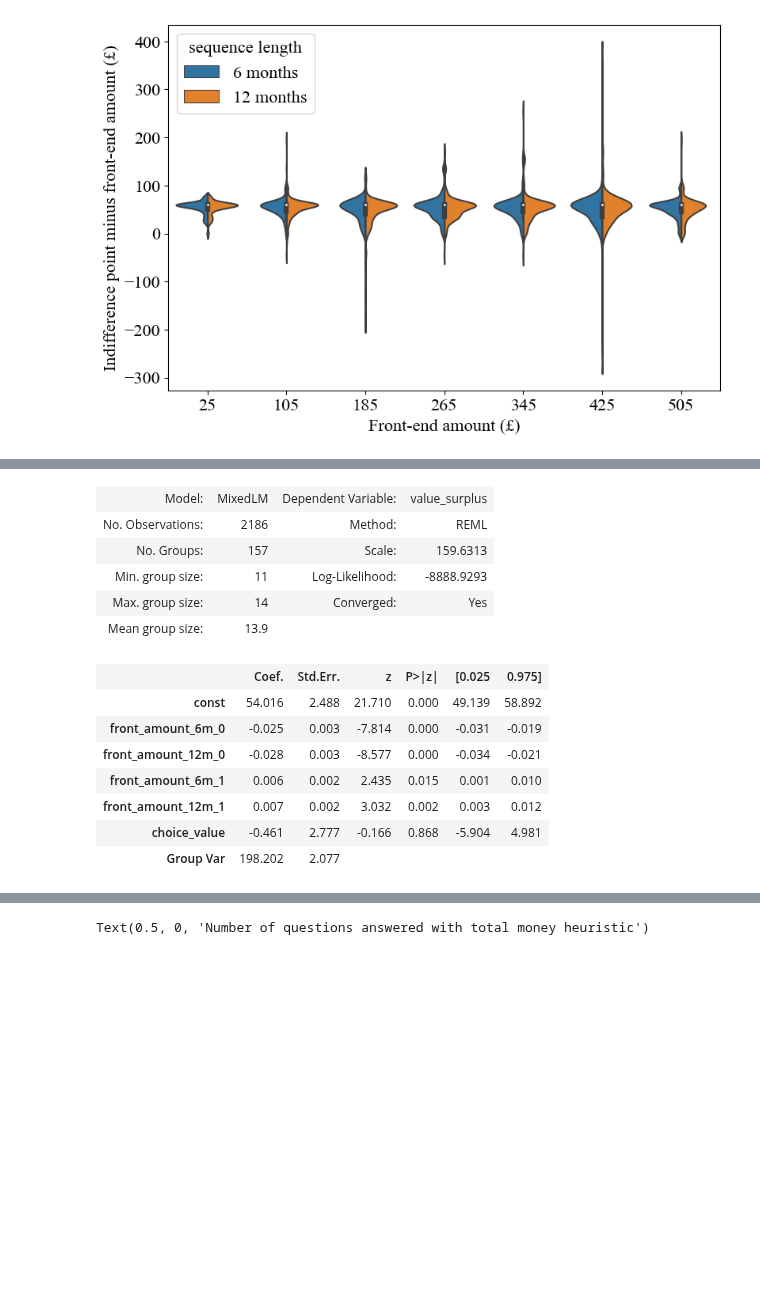
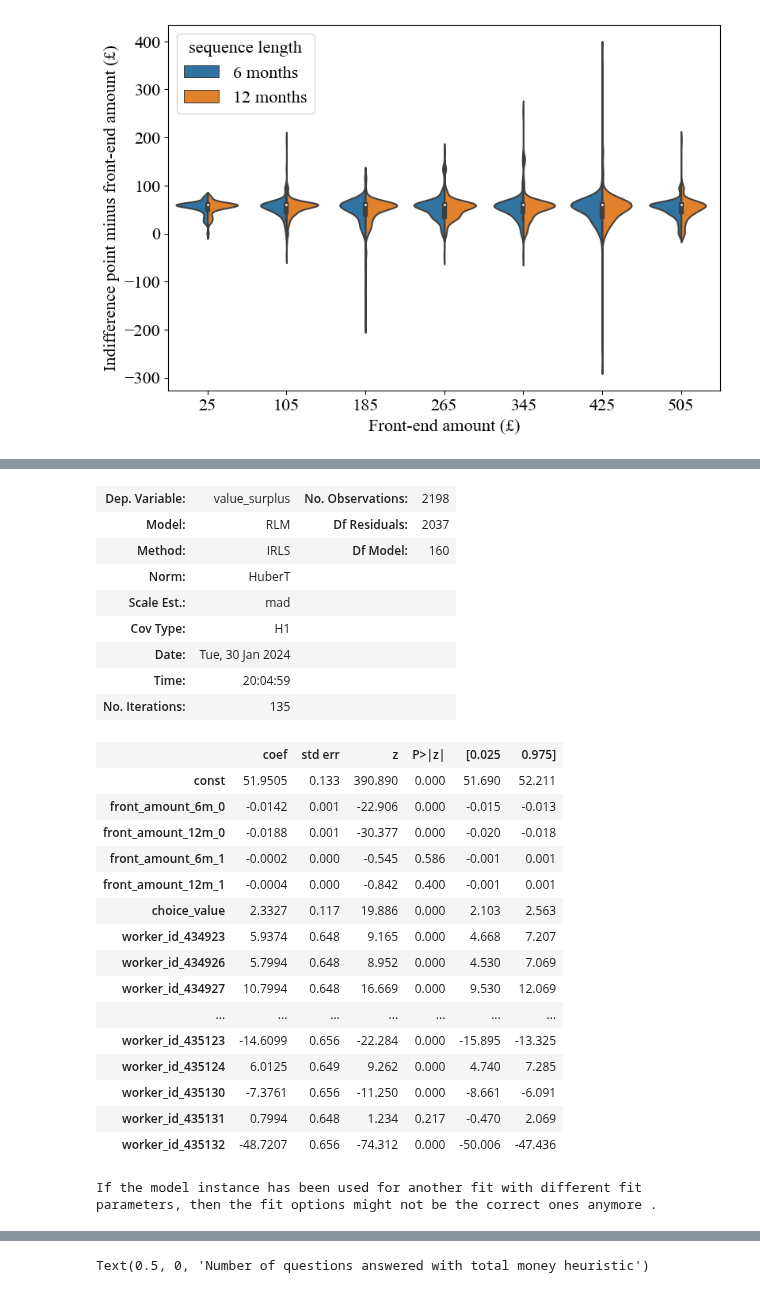
Before and after one commit to zarkwang/attention_discount_project, a Jupyter notebook: experiment_2/analysis.ipynb, the cells around one changed output, grey strips where cells are left out. Drawn from its saved outputs; the diff is of its cells as text; code cells hidden in the pictures; blank space fills up the shorter version.

```diff
--- a/experiment_2/analysis.ipynb
+++ b/experiment_2/analysis.ipynb
@@ -239,11 +279,13 @@ df_time_label['front_amount_6m_1'] = df_time_label['front_amount_6m']  * (df_tim
 df_time_label['front_amount_12m_0'] = df_time_label['front_amount_12m']  * (df_time_label['label'] == 0)
 df_time_label['front_amount_12m_1'] = df_time_label['front_amount_12m']  * (df_time_label['label'] == 1)
 
+df_dummy = pd.concat([df_time_label,pd.get_dummies(df_time_label['worker_id'], prefix='worker_id')],axis=1)
+
 ratio_outliers = 0.005
 rule_out_index = int(np.ceil(df_time_label.shape[0] * ratio_outliers / 2) - 1)
-upper_bound = df_time_label['value_surplus'].sort_values(ascending=False).to_list()[rule_out_index]
-lower_bound = df_time_label['value_surplus'].sort_values().to_list()[rule_out_index]
-df_filtered = df_time_label[(df_time_label['value_surplus'] > lower_bound) & (df_time_label['value_surplus'] < upper_bound)]
+upper_bound = df_dummy['value_surplus'].sort_values(ascending=False).to_list()[rule_out_index]
+lower_bound = df_dummy['value_surplus'].sort_values().to_list()[rule_out_index]
+df_filtered = df_dummy[(df_dummy['value_surplus'] > lower_bound) & (df_dummy['value_surplus'] < upper_bound)]
 
 reg_cols_baseline = ['front_amount_6m','front_amount_12m','choice_value']
 reg_cols_label = ['front_amount_6m_0','front_amount_12m_0','front_amount_6m_1','front_amount_12m_1','choice_value']
@@ -251,8 +293,8 @@ reg_cols_label = ['front_amount_6m_0','front_amount_12m_0','front_amount_6m_1','
 y = df_filtered['value_surplus']
 X = sm.add_constant(df_filtered[reg_cols_baseline]).astype(float)
 
-reg_lm_pool = sm.OLS(endog = y , exog = X).fit()
-reg_lm_pool.summary()
+model_ols_pool = sm.OLS(endog = y , exog = X).fit()
+model_ols_pool.summary()
 # %% [output]
 OLS Regression Results
 | Dep. Variable: | value_surplus | R-squared: | 0.002 |
@@ -293,0 +340,8 @@ reg_lm_fe.summary()
+# %%
+reg_cols_dummy = reg_cols_baseline + [col for col in df_dummy.columns if col.startswith('worker_id_')]
+
+y = df_filtered['value_surplus']
+X = sm.add_constant(df_filtered[reg_cols_dummy]).astype(float)
+
+model_ols_fe = sm.OLS(endog = y , exog = X).fit()
+model_ols_fe.summary()
@@ -313,11 +415,9 @@ Robust linear Model Regression Results
 If the model instance has been used for another fit with different fit parameters, then the fit options might not be the correct ones anymore .
 # %%
-df_dummy = pd.concat([df_time_label,pd.get_dummies(df_time_label['worker_id'], prefix='worker_id')],axis=1)
-reg_cols_dummy = reg_cols_baseline + [col for col in df_dummy.columns if col.startswith('worker_id_')]
+reg_cols_dummy_2 = reg_cols_label + [col for col in df_dummy.columns if col.startswith('worker_id_')]
+y = df_filtered['value_surplus']
+X = sm.add_constant(df_filtered[reg_cols_dummy_2]).astype(float)
 
-y = df_dummy['value_surplus']
-X = sm.add_constant(df_dummy[reg_cols_dummy]).astype(float)
-
-reg_rlm_fe = sm.RLM(endog=y,exog=X,M=sm.robust.norms.HuberT()).fit()
-reg_rlm_fe.summary()
+model_ols_fe_2 = sm.OLS(endog = y , exog = X).fit()
+model_ols_fe_2.summary()
 # %% [output]
@@ -351,7 +458,7 @@ If the model instance has been used for another fit with different fit parameter
 # %%
-y = df_filtered['value_surplus']
-X = sm.add_constant(df_filtered[reg_cols_label]).astype(float)
+y = df_dummy['value_surplus']
+X = sm.add_constant(df_dummy[reg_cols_dummy_2]).astype(float)
 
-reg_lm_fe_2 = sm.MixedLM(endog = y , exog = X, groups = df_filtered['worker_id']).fit()
-reg_lm_fe_2.summary()
+model_rlm_fe_2 = sm.RLM(endog=y,exog=X,M=sm.robust.norms.HuberT()).fit(maxiter=300)
+model_rlm_fe_2.summary()
 # %% [output]
@@ -358,14 +466,26 @@ reg_lm_fe_2.summary()
-| Model: | MixedLM | Dependent Variable: | value_surplus |
-| No. Observations: | 2186 | Method: | REML |
-| No. Groups: | 157 | Scale: | 159.6313 |
-| Min. group size: | 11 | Log-Likelihood: | -8888.9293 |
-| Max. group size: | 14 | Converged: | Yes |
-| Mean group size: | 13.9 |  |  |
+| Dep. Variable: | value_surplus | No. Observations: | 2198 |
+| Model: | RLM | Df Residuals: | 2037 |
+| Method: | IRLS | Df Model: | 160 |
+| Norm: | HuberT |  |  |
+| Scale Est.: | mad |  |  |
+| Cov Type: | H1 |  |  |
+| Date: | Tue, 30 Jan 2024 |  |  |
+| Time: | 20:04:59 |  |  |
+| No. Iterations: | 135 |  |  |
-|  | Coef. | Std.Err. | z | P>|z| | [0.025 | 0.975] |
-| const | 54.016 | 2.488 | 21.710 | 0.000 | 49.139 | 58.892 |
-| front_amount_6m_0 | -0.025 | 0.003 | -7.814 | 0.000 | -0.031 | -0.019 |
-| front_amount_12m_0 | -0.028 | 0.003 | -8.577 | 0.000 | -0.034 | -0.021 |
-| front_amount_6m_1 | 0.006 | 0.002 | 2.435 | 0.015 | 0.001 | 0.010 |
-| front_amount_12m_1 | 0.007 | 0.002 | 3.032 | 0.002 | 0.003 | 0.012 |
-| choice_value | -0.461 | 2.777 | -0.166 | 0.868 | -5.904 | 4.981 |
-| Group Var | 198.202 | 2.077 |  |  |  |  |
+|  | coef | std err | z | P>|z| | [0.025 | 0.975] |
+| const | 51.9505 | 0.133 | 390.890 | 0.000 | 51.690 | 52.211 |
+| front_amount_6m_0 | -0.0142 | 0.001 | -22.906 | 0.000 | -0.015 | -0.013 |
+| front_amount_12m_0 | -0.0188 | 0.001 | -30.377 | 0.000 | -0.020 | -0.018 |
+| front_amount_6m_1 | -0.0002 | 0.000 | -0.545 | 0.586 | -0.001 | 0.001 |
+| front_amount_12m_1 | -0.0004 | 0.000 | -0.842 | 0.400 | -0.001 | 0.001 |
+| choice_value | 2.3327 | 0.117 | 19.886 | 0.000 | 2.103 | 2.563 |
+| worker_id_434923 | 5.9374 | 0.648 | 9.165 | 0.000 | 4.668 | 7.207 |
+| worker_id_434926 | 5.7994 | 0.648 | 8.952 | 0.000 | 4.530 | 7.069 |
+| worker_id_434927 | 10.7994 | 0.648 | 16.669 | 0.000 | 9.530 | 12.069 |
+| ... | ... | ... | ... | ... | ... | ... |
+| worker_id_435123 | -14.6099 | 0.656 | -22.284 | 0.000 | -15.895 | -13.325 |
+| worker_id_435124 | 6.0125 | 0.649 | 9.262 | 0.000 | 4.740 | 7.285 |
+| worker_id_435130 | -7.3761 | 0.656 | -11.250 | 0.000 | -8.661 | -6.091 |
+| worker_id_435131 | 0.7994 | 0.648 | 1.234 | 0.217 | -0.470 | 2.069 |
+| worker_id_435132 | -48.7207 | 0.656 | -74.312 | 0.000 | -50.006 | -47.436 |
+If the model instance has been used for another fit with different fit parameters, then the fit options might not be the correct ones anymore .
```
Also changed, not shown: parts of 14 cells of this notebook, 3 other files.
